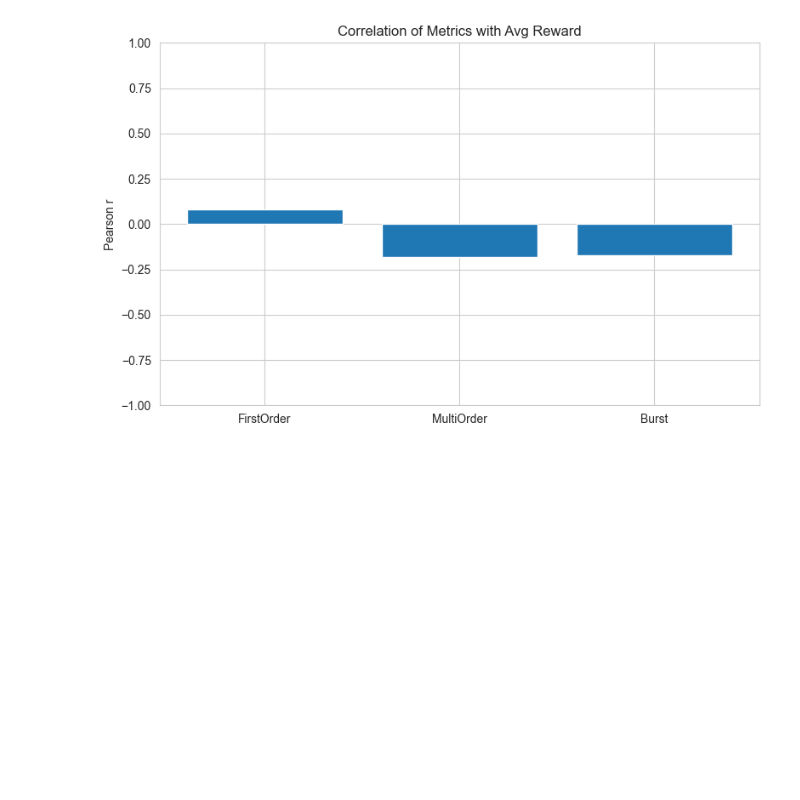
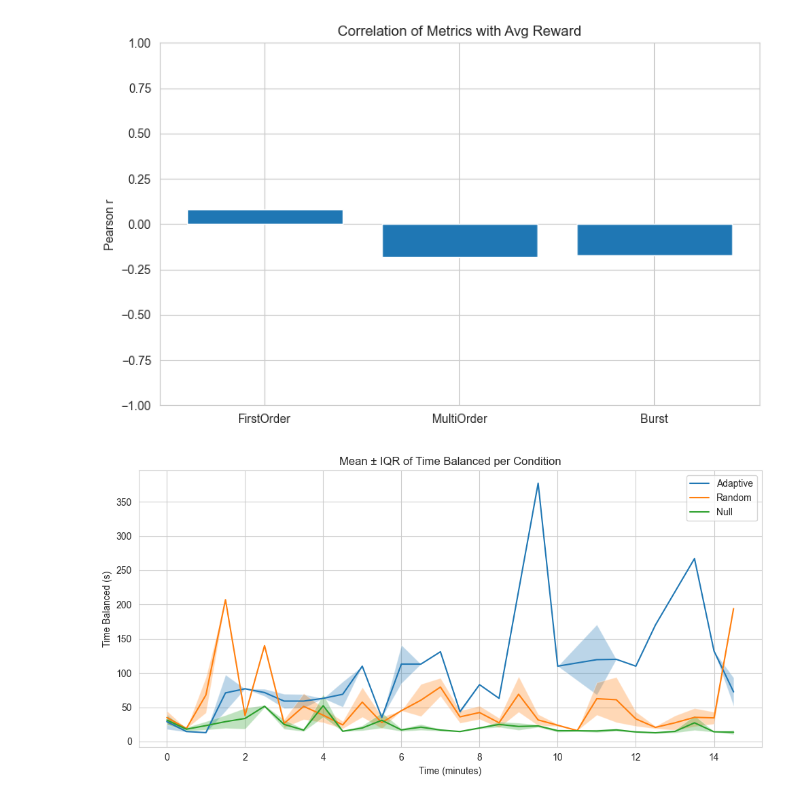
Before and after one commit to JamesVLF/OrganoidLearning, a Jupyter notebook: goatpole.ipynb, the cells around one changed output. Saved outputs shown, nothing was run; the diff lists cells and outputs as text; code cells hidden in the pictures; blank space fills up the shorter version.

```diff
--- a/goatpole.ipynb
+++ b/goatpole.ipynb
@@ -301,3 +307,8 @@ Index(['Pattern', 'AvgReward', 'FirstOrder', 'MultiOrder', 'Burst'], dtype='obje
 ole.show_metric_correlation_plot(df)
 # %% [output]
 [figure]
+# %%
+# Time balanced summary for all conditions
+ole.show_performance_summary(bin_size=30, conditions=["Adaptive", "Random", "Null"])
+# %% [output]
+[figure, added]
```
Also changed, not shown: parts of 13 cells of this notebook, 7 other files.
